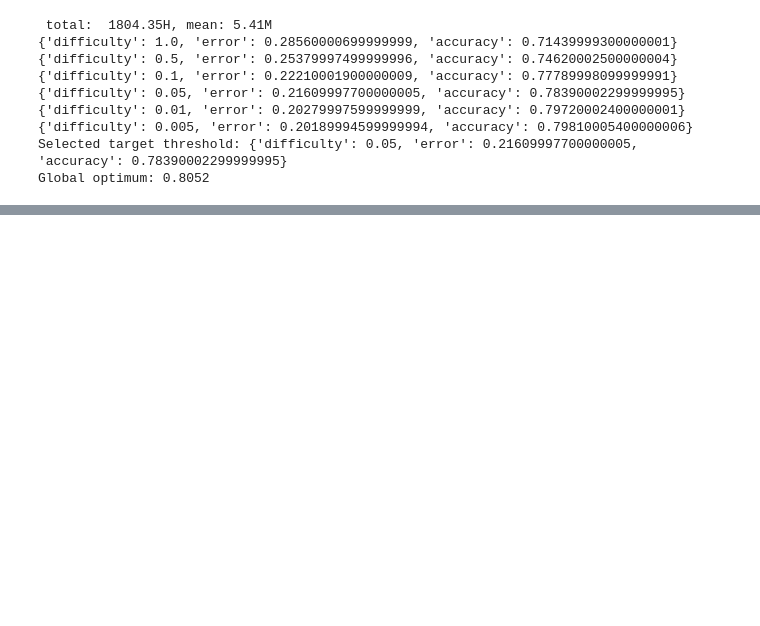
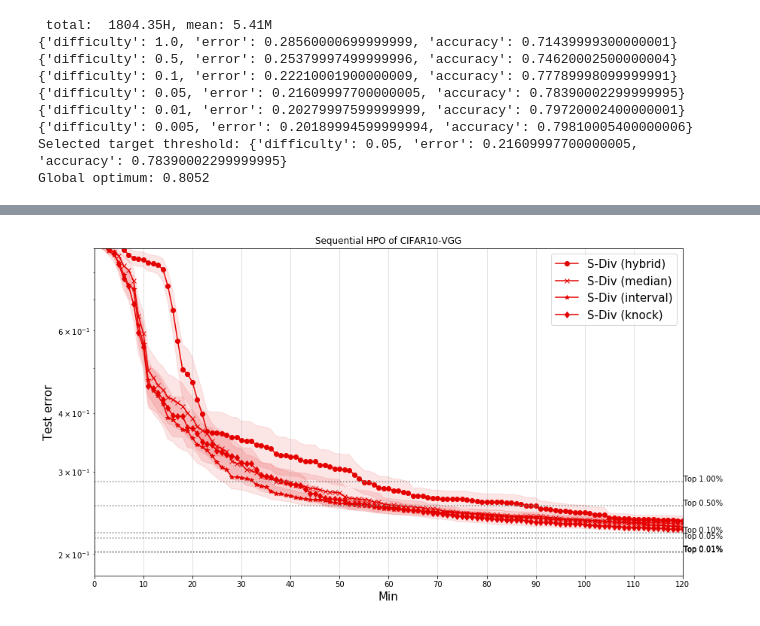
Before and after one commit to yongjinkim49/ecml, a Jupyter notebook: results/[ICML19] CIFAR10-VGG performance evaluation.ipynb, the cells around one changed output, grey strips where cells are left out. Saved outputs shown, nothing was run; the diff lists cells and outputs as text; code cells hidden in the pictures; blank space fills up the shorter version.

```diff
--- a/results/[ICML19] CIFAR10-VGG performance evaluation.ipynb
+++ b/results/[ICML19] CIFAR10-VGG performance evaluation.ipynb
@@ -94,0 +99,7 @@ draw_success_rate_fig(results, target_goal =s['accuracy'], x_max=24*5 +1, criter
+# %%
+selected = ['S-Div (hybrid)'] + etr_divs
+draw_best_error_curve(results, selected, 100,
+                      ylim=(.18, .9), xlim=(0, 2*60), summary=True, guidelines=stats, x_steps=10, x_unit='Min',
+                      title="Sequential HPO of {}".format(dataset_name))
+# %% [output]
+[figure, added]
```
Also changed, not shown: parts of 13 cells of this notebook, 5 other files.
